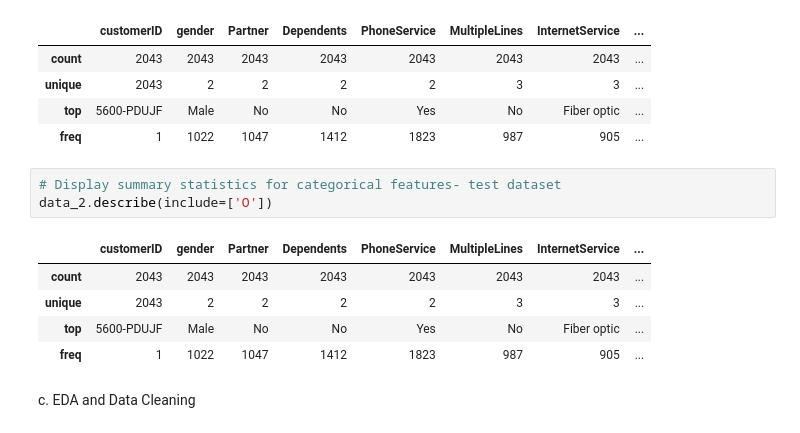
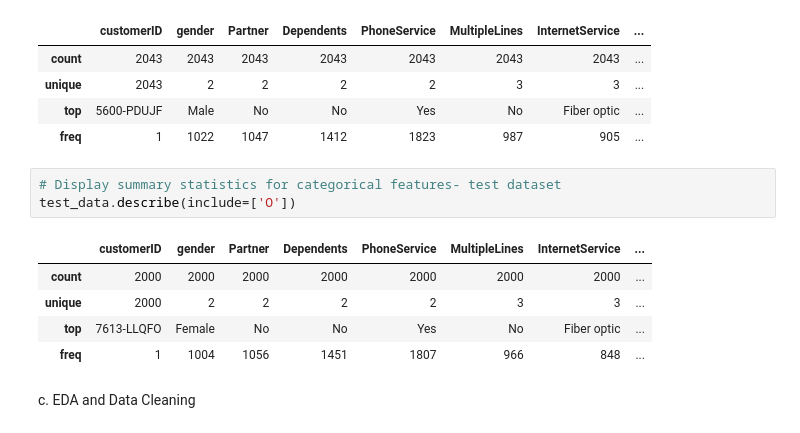
Before and after one commit to MillicentAgyir/LP2-Classification-Project, a Jupyter notebook: Notebooks/main.ipynb, the cells around one changed output. Saved outputs shown, nothing was run; the diff lists cells and outputs as text.

```diff
--- a/Notebooks/main.ipynb
+++ b/Notebooks/main.ipynb
@@ -214,13 +225,13 @@ data_2.describe(include=['O'])
 | freq | 1 | 1022 | 1047 | 1412 | 1823 | 987 | 905 | ... |
 # %%
 # Display summary statistics for categorical features- test dataset
-data_2.describe(include=['O'])
+test_data.describe(include=['O'])
 # %% [output]
 |  | customerID | gender | Partner | Dependents | PhoneService | MultipleLines | InternetService | ... |
-| count | 2043 | 2043 | 2043 | 2043 | 2043 | 2043 | 2043 | ... |
-| unique | 2043 | 2 | 2 | 2 | 2 | 3 | 3 | ... |
-| top | 5600-PDUJF | Male | No | No | Yes | No | Fiber optic | ... |
-| freq | 1 | 1022 | 1047 | 1412 | 1823 | 987 | 905 | ... |
+| count | 2000 | 2000 | 2000 | 2000 | 2000 | 2000 | 2000 | ... |
+| unique | 2000 | 2 | 2 | 2 | 2 | 3 | 3 | ... |
+| top | 7613-LLQFO | Female | No | No | Yes | No | Fiber optic | ... |
+| freq | 1 | 1004 | 1056 | 1451 | 1807 | 966 | 848 | ... |
 # %% [markdown]
 c. EDA and Data Cleaning
 # %%
```
Also changed, not shown: parts of 32 cells of this notebook, 3 other files.
